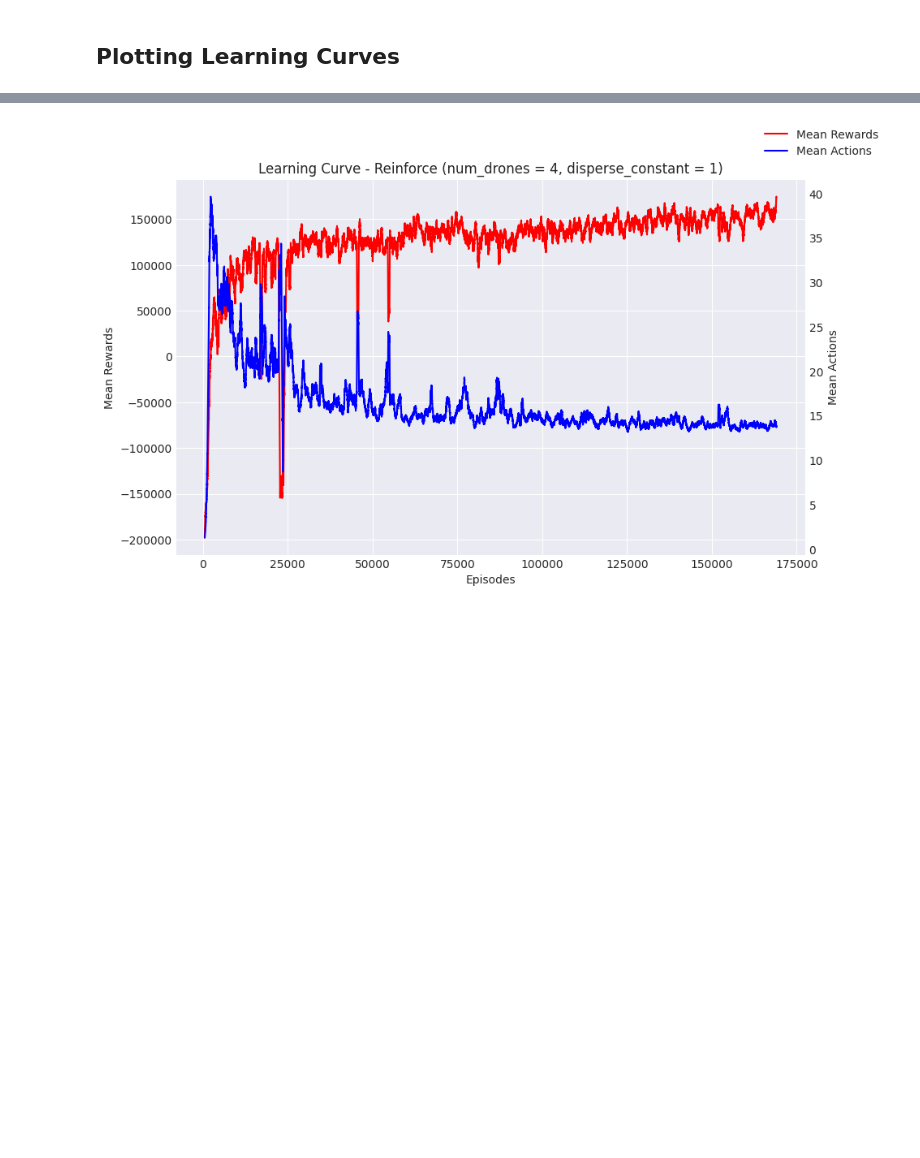
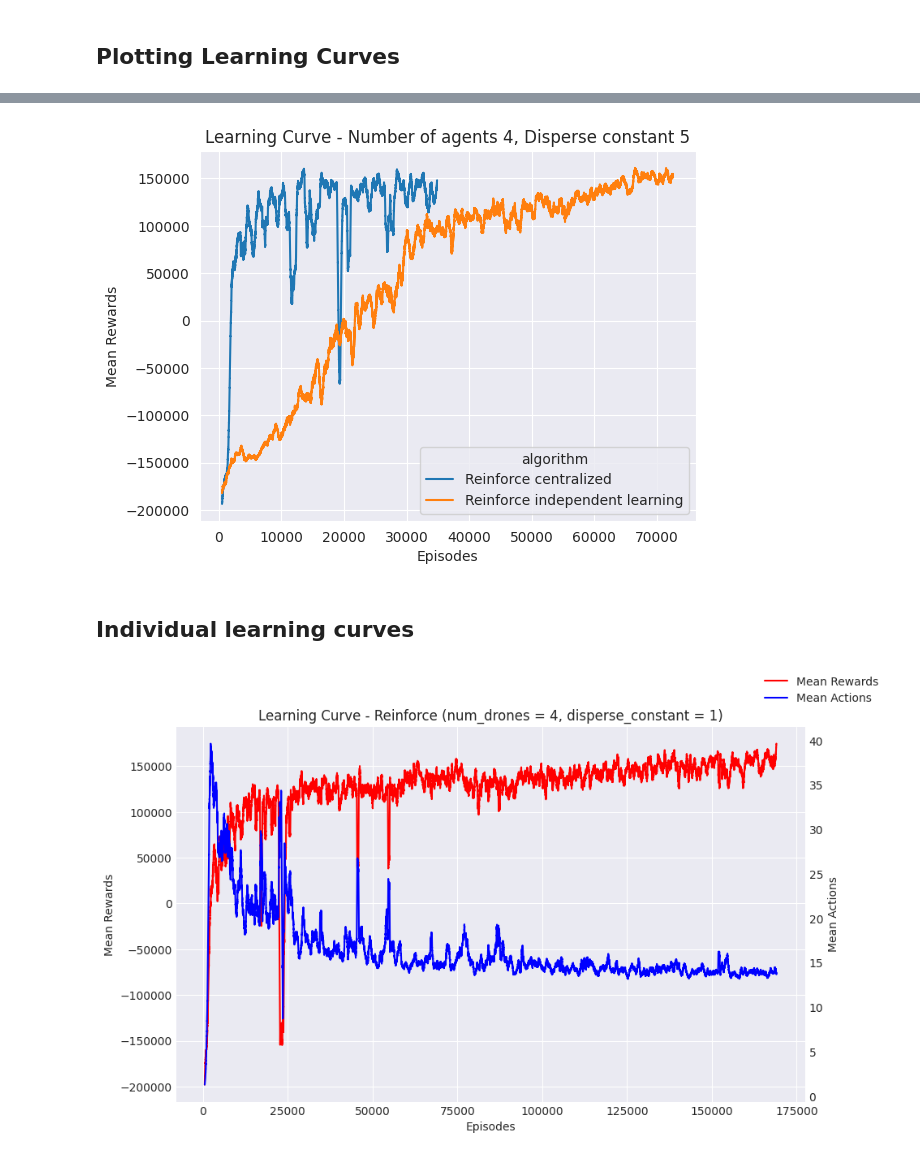
Before and after one commit to pfeinsper/drone-swarm-search-algorithms, a Jupyter notebook: performance_analysis.ipynb, the cells around one changed output, grey strips where cells are left out. Drawn from its saved outputs; the diff is of its cells as text; code cells hidden in the pictures; blank space fills up the shorter version.

```diff
--- a/performance_analysis.ipynb
+++ b/performance_analysis.ipynb
@@ -64,2 +106,15 @@ def plot_learning_curve(statistics, config, algorithm):
+# %%
+reinforce_4["algorithm"] = "Reinforce centralized"
+reinforce_il_4["algorithm"] = "Reinforce independent learning"
+reinforce_4["rewards_mean"] = reinforce_4["rewards"].rolling(WINDOW_SIZE).mean()
+reinforce_il_4["rewards_mean"] = reinforce_il_4["rewards"].rolling(WINDOW_SIZE).mean()
+
+dataframe = pd.concat([reinforce_4, reinforce_il_4])
+dataframe = dataframe.reset_index()
+plot_multiple_learning_curves(dataframe, config_4)
+# %% [output]
+[figure, added]
+# %% [markdown]
+## Individual learning curves
 # %%
 ## Reinforce old
```
Also changed, not shown: parts of 8 cells of this notebook, 1 other file.
